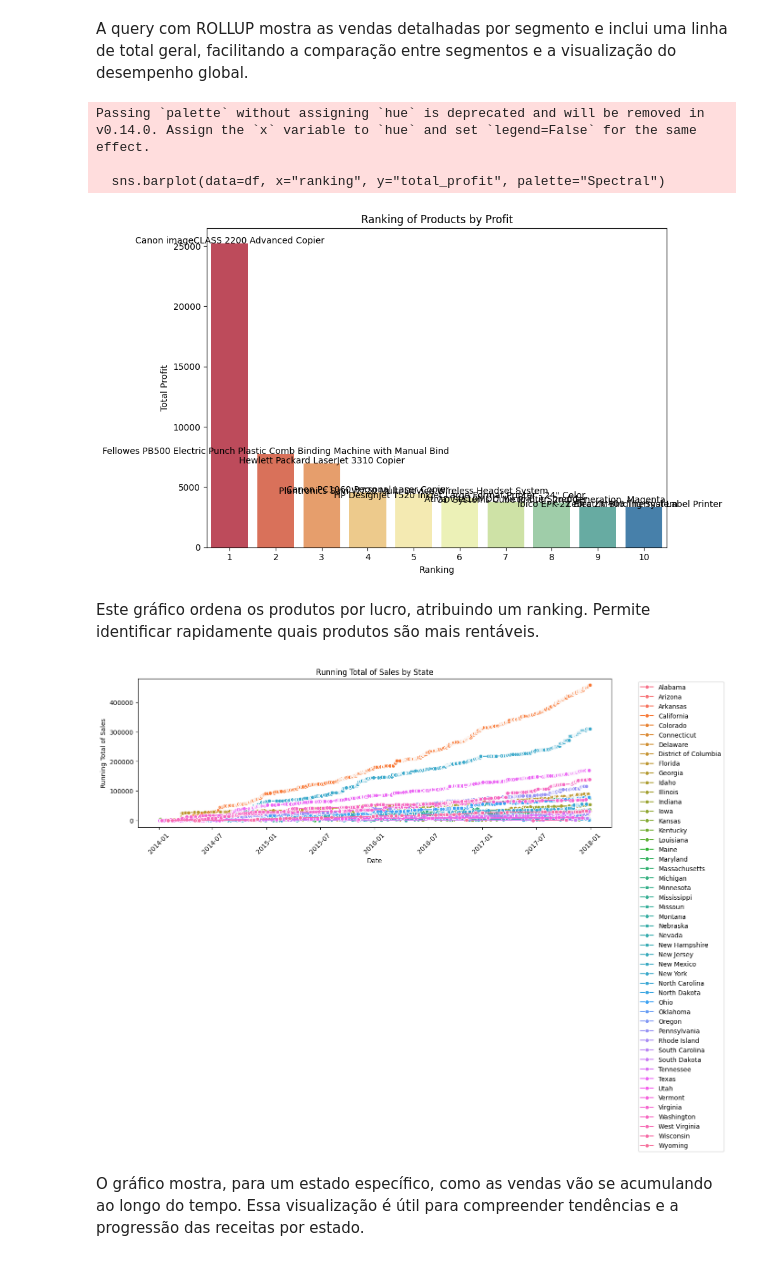
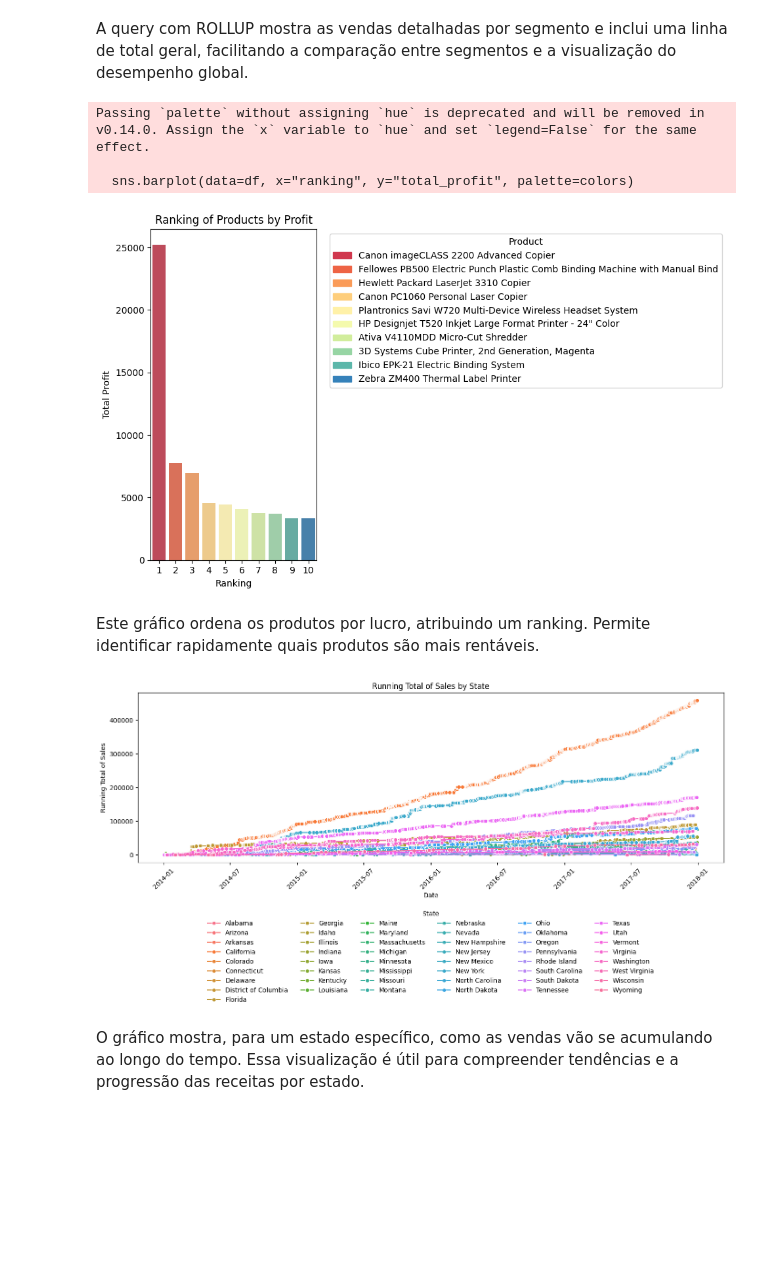
Before and after one commit to 0xAbelheira/Super-Store-DataWarehouse, a Jupyter notebook: Data_Analysis.ipynb, the cells around one changed output. Cells and saved outputs as stored; diff of their text form; code cells hidden in the pictures; blank space fills up the shorter version.

```diff
--- a/Data_Analysis.ipynb
+++ b/Data_Analysis.ipynb
@@ -139,6 +139,7 @@ Passing `palette` without assigning `hue` is deprecated and will be removed in v
 # %% [markdown]
 A query com ROLLUP mostra as vendas detalhadas por segmento e inclui uma linha de total geral, facilitando a comparação entre segmentos e a visualização do desempenho global.
 # %%
+import matplotlib.patches as mpatches
 # Cell: Ranking of Products by Profit
 query = """
 SELECT
@@ -159,50 +160,65 @@ LIMIT 10;
 
 df = pd.read_sql(query, conn)
 
+# Gerar a paleta de cores
+colors = sns.color_palette("Spectral", len(df))
+
 plt.figure(figsize=(10,6))
-sns.barplot(data=df, x="ranking", y="total_profit", palette="Spectral")
+sns.barplot(data=df, x="ranking", y="total_profit", palette=colors)
 plt.title("Ranking of Products by Profit")
 plt.xlabel("Ranking")
 plt.ylabel("Total Profit")
-for index, row in df.iterrows():
-    plt.text(row.name, row.total_profit, row.product_name, color='black', ha="center")
+
+# Criar a legenda
+legend_patches = [mpatches.Patch(color=colors[i], label=df['product_name'][i]) for i in range(len(df))]
+plt.legend(handles=legend_patches, title="Product", bbox_to_anchor=(1.05, 1), loc='upper left')
+
 plt.tight_layout()
 plt.show()
 # %% [output]
 Passing `palette` without assigning `hue` is deprecated and will be removed in v0.14.0. Assign the `x` variable to `hue` and set `legend=False` for the same effect.
 
-  sns.barplot(data=df, x="ranking", y="total_profit", palette="Spectral")
+  sns.barplot(data=df, x="ranking", y="total_profit", palette=colors)
-[figure, old version]
+[figure, new version]
 # %% [markdown]
 Este gráfico ordena os produtos por lucro, atribuindo um ranking. Permite identificar rapidamente quais produtos são mais rentáveis.
 # %%
 # Cell: Running Total of Sales by State
 query = """
 SELECT
     s.state_name,
     c.full_date,
     SUM(o.sales_order) OVER (PARTITION BY s.state_name ORDER BY c.full_date) AS running_total
 FROM Orders o
 JOIN Location l ON o.location_id = l.location_id
 JOIN State s ON l.state_id = s.state_id
 JOIN Calendar c ON o.order_calendar_id = c.calendar_id
 ORDER BY s.state_name, c.full_date;
 """
 
 df = pd.read_sql(query, conn)
 df['full_date'] = pd.to_datetime(df['full_date'])
 
 plt.figure(figsize=(14, 8))
 sns.lineplot(data=df, x="full_date", y="running_total", hue="state_name", marker="o")
 plt.title("Running Total of Sales by State")
 plt.xlabel("Date")
 plt.ylabel("Running Total of Sales")
 plt.xticks(rotation=45)
-plt.legend(bbox_to_anchor=(1.05, 1), loc='upper left')
+
+# Legenda abaixo, horizontal e com colunas automáticas
+plt.legend(
+    title="State",
+    loc='upper center',
+    bbox_to_anchor=(0.5, -0.25),
+    ncol=6,  # Podes ajustar esse valor conforme o espaço
+    frameon=False
+)
+
 plt.tight_layout()
 plt.show()
 # %% [output]
-[figure, old version]
+[figure, new version]
 # %% [markdown]
 O gráfico mostra, para um estado específico, como as vendas vão se acumulando ao longo do tempo. Essa visualização é útil para compreender tendências e a progressão das receitas por estado.
 # %%
```
